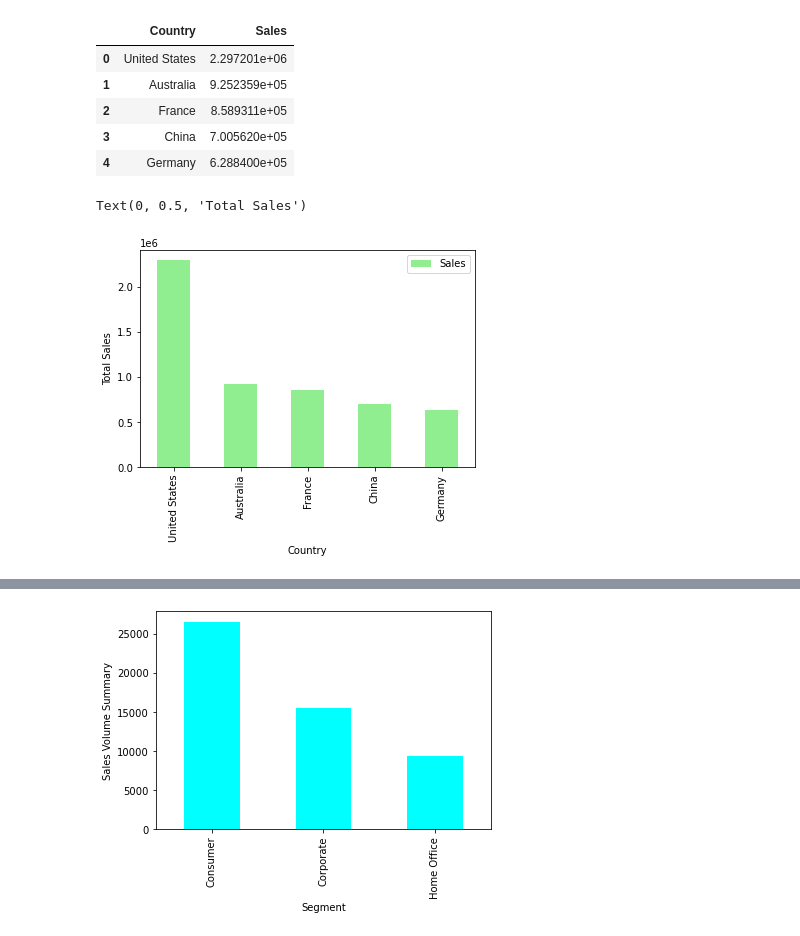
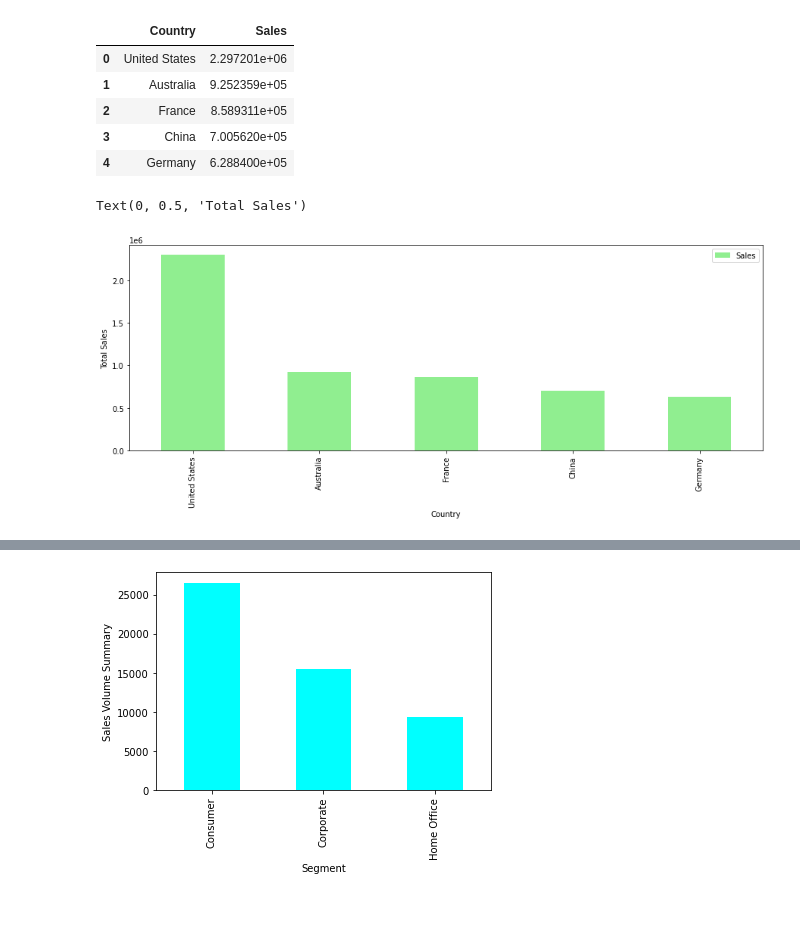
Before and after one commit to lmharlem/Project_GlobalSuperStore, a Jupyter notebook: GlobalSuperstore.ipynb, the cells around one changed output, grey strips where cells are left out. Saved outputs shown, nothing was run; the diff lists cells and outputs as text; code cells hidden in the pictures; blank space fills up the shorter version.

```diff
--- a/GlobalSuperstore.ipynb
+++ b/GlobalSuperstore.ipynb
@@ -283,12 +295,12 @@ filtered_df.reset_index()
 | 4 | Germany | 6.288400e+05 |
 # %%
 #Bar plot for top 5 sales vs. Country
-sales_chart = filtered_df.plot(kind='bar', color = 'lightgreen')
+sales_chart = filtered_df.plot(kind='bar', color = 'lightgreen', align = 'center', figsize = (15,5) )
 sales_chart.set_xlabel("Country")
 sales_chart.set_ylabel("Total Sales")
 # %% [output]
 Text(0, 0.5, 'Total Sales')
-[figure, old version]
+[figure, new version]
 # %%
 ## Binning data for analyzing volume of sales as low, medium and high
 
```
Also changed, not shown: parts of 11 cells of this notebook.
